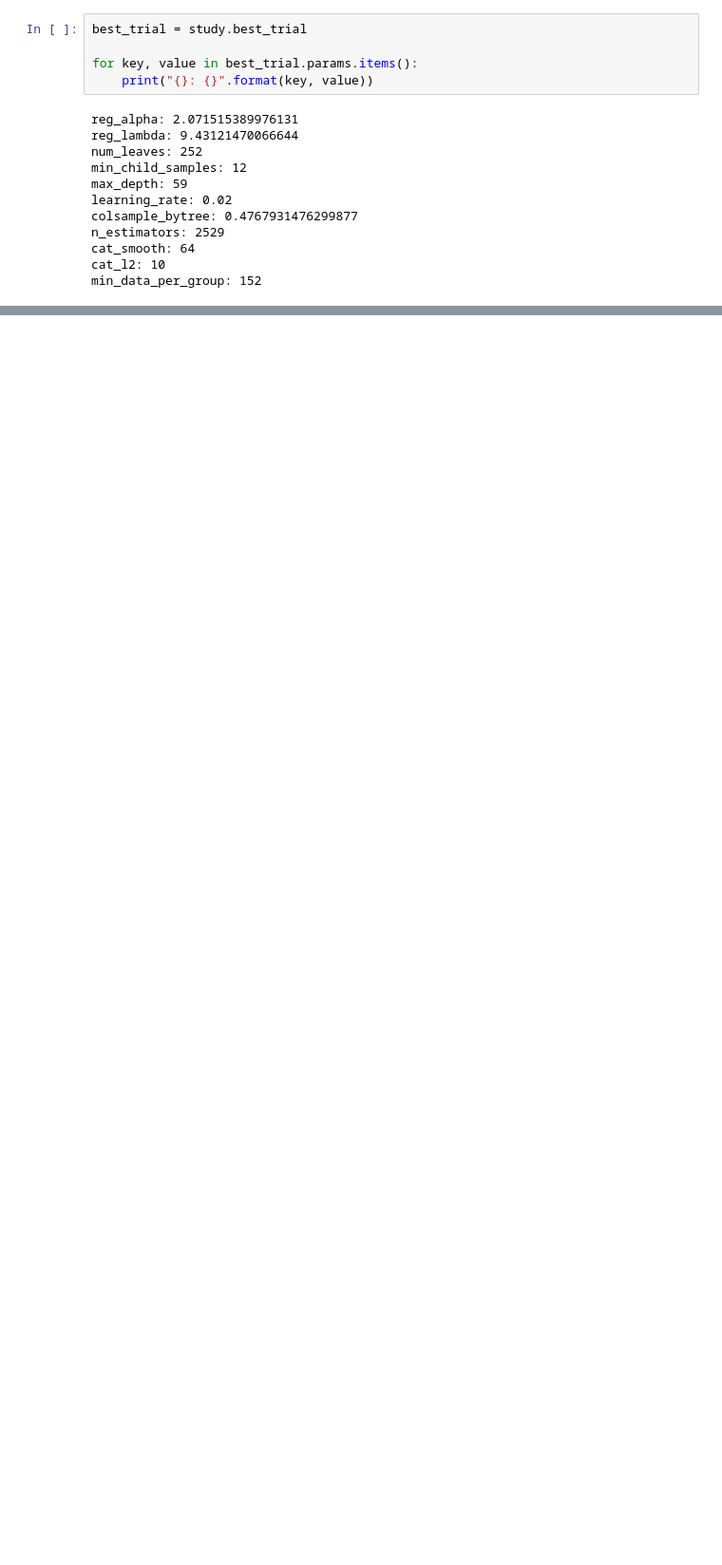
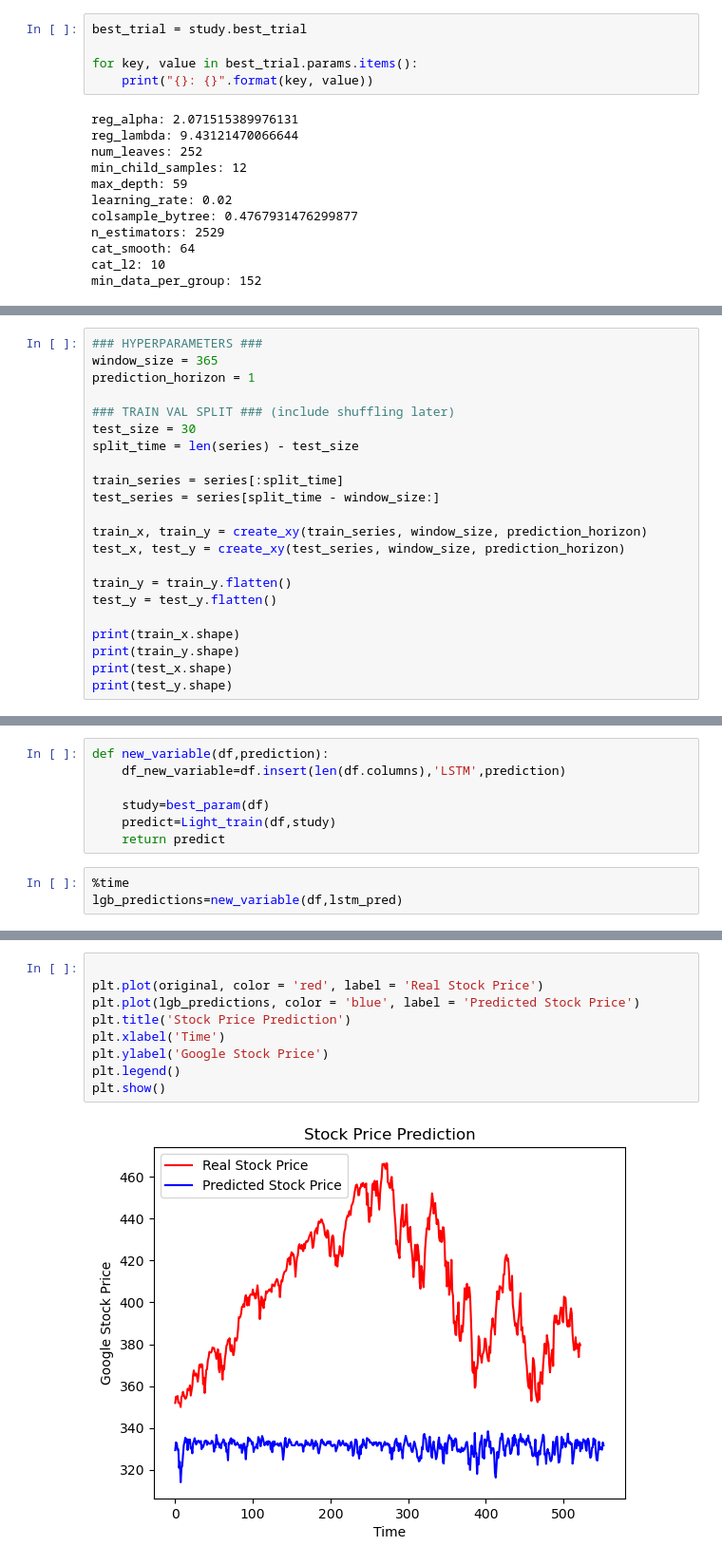
Before and after one commit to jw21u22/Dissertation, a Jupyter notebook: code.ipynb, the cells around one changed output, grey strips where cells are left out. Shown at 95% size. Drawn from its saved outputs; the diff is of its cells as text; blank space fills up the shorter version.

```diff
--- a/code.ipynb
+++ b/code.ipynb
@@ -299,0 +331,22 @@ min_data_per_group: 152
+# %%
+### HYPERPARAMETERS ###
+window_size = 365
+prediction_horizon = 1
+
+### TRAIN VAL SPLIT ### (include shuffling later)
+test_size = 30
+split_time = len(series) - test_size
+
+train_series = series[:split_time]
+test_series = series[split_time - window_size:]
+
+train_x, train_y = create_xy(train_series, window_size, prediction_horizon)
+test_x, test_y = create_xy(test_series, window_size, prediction_horizon)
+
+train_y = train_y.flatten()
+test_y = test_y.flatten()
+
+print(train_x.shape)
+print(train_y.shape)
+print(test_x.shape)
+print(test_y.shape)
@@ -303,0 +472,10 @@ plot_optimization_history(study)
+# %%
+def new_variable(df,prediction):
+    df_new_variable=df.insert(len(df.columns),'LSTM',prediction)
+
+    study=best_param(df)
+    predict=Light_train(df,study)
+    return predict
+# %%
+%time
+lgb_predictions=new_variable(df,lstm_pred)
@@ -303,0 +508,11 @@ plot_optimization_history(study)
+# %%
+
+plt.plot(original, color = 'red', label = 'Real Stock Price')
+plt.plot(lgb_predictions, color = 'blue', label = 'Predicted Stock Price')
+plt.title('Stock Price Prediction')
+plt.xlabel('Time')
+plt.ylabel('Google Stock Price')
+plt.legend()
+plt.show()
+# %% [output]
+[figure, added]
```
Also changed, not shown: parts of 41 cells of this notebook.
